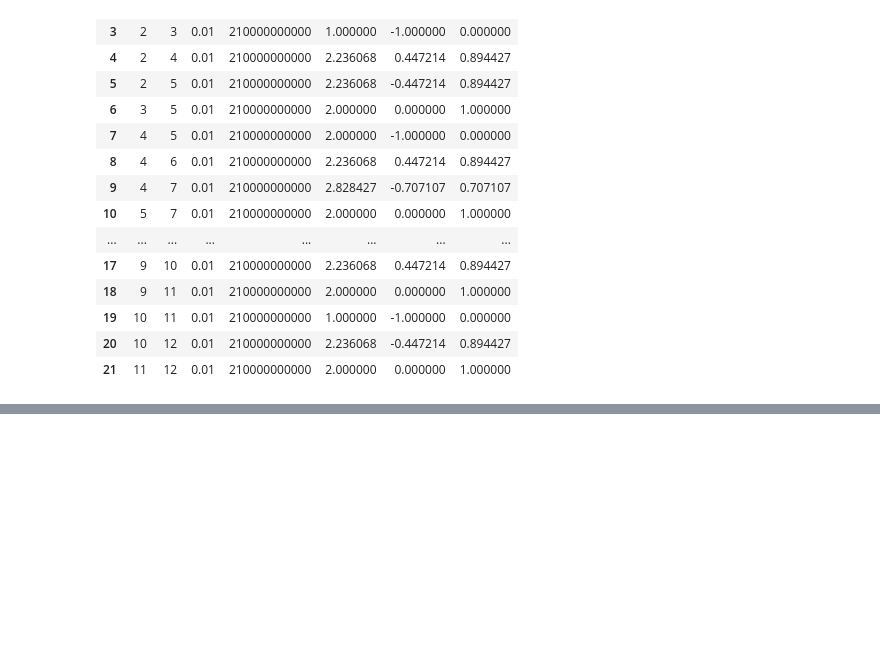
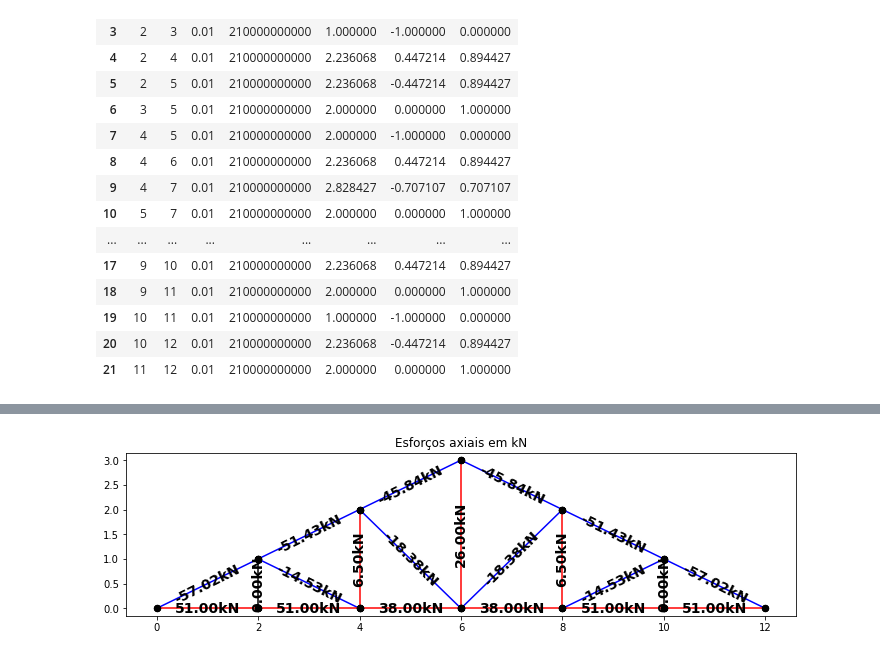
Before and after one commit to dutitello/MiniCurso-Python-PPGEC, a Jupyter notebook: TrelicaAoVivo.ipynb, the cells around one changed output, grey strips where cells are left out. Drawn from its saved outputs; the diff is of its cells as text; code cells hidden in the pictures; blank space fills up the shorter version.

```diff
--- a/TrelicaAoVivo.ipynb
+++ b/TrelicaAoVivo.ipynb
@@ -195,0 +406,4 @@ for barra in barras.index:
+# %%
+# Colocando Esf no dataframe de barras
+barras['Esf'] = Esf
+barras
@@ -195,0 +428,16 @@ for barra in barras.index:
+# %%
+# Colocando deslocamentos nodais em Nós
+Dx = []
+Dy = []
+
+for no in nos.index:
+    gl1 = int(2*no-1)
+    gl2 = int(2*no)
+
+    Dx.append(D[gl1-1])
+    Dy.append(D[gl2-1])
+
+nos['Dx'] = Dx
+nos['Dy'] = Dy
+
+nos
@@ -195,0 +458,42 @@ for barra in barras.index:
+# %%
+# Plotando esforços nas barras
+plt.figure(5, figsize=(12,3))
+plt.title('Esforços axiais em kN')
+
+for barra in barras.index:
+    N1, N2, Esf, sen, cos = barras.loc[barra, ['N1', 'N2', 'Esf', 'sen', 'cos']]
+    x1, y1 = nos.loc[N1, ['X', 'Y']]
+    x2, y2 = nos.loc[N2, ['X', 'Y']]
+
+    if cos != 0:
+        tg = sen/cos
+        ang = np.arctan(tg)
+        ang = 180*ang/np.pi
+    else:
+        ang = 90
+
+    x = [x1, x2]
+    y = [y1, y2]
+
+    if Esf == 0:
+        cor = 'k'
+    elif Esf > 0:
+        cor = 'r'
+    else:
+        # Esf < 0
+        cor = 'b'
+    plt.plot(x, y, cor, zorder=-1)
+
+    plt.text(np.mean(x), np.mean(y),
+             '{:.2f}kN'.format(Esf/1000),
+             rotation=ang,
+             horizontalalignment='center',
+             verticalalignment='center',
+             size = 14,
+             weight ='bold'
+            )
+
+    # Desenhando rotulas
+    plt.scatter(x, y, s=40, color='black', marker="o", zorder=0) # 6 é restrição vertical e 5 na horizontal
+# %% [output]
+[figure, added]
```
Also changed, not shown: parts of 14 cells of this notebook.
